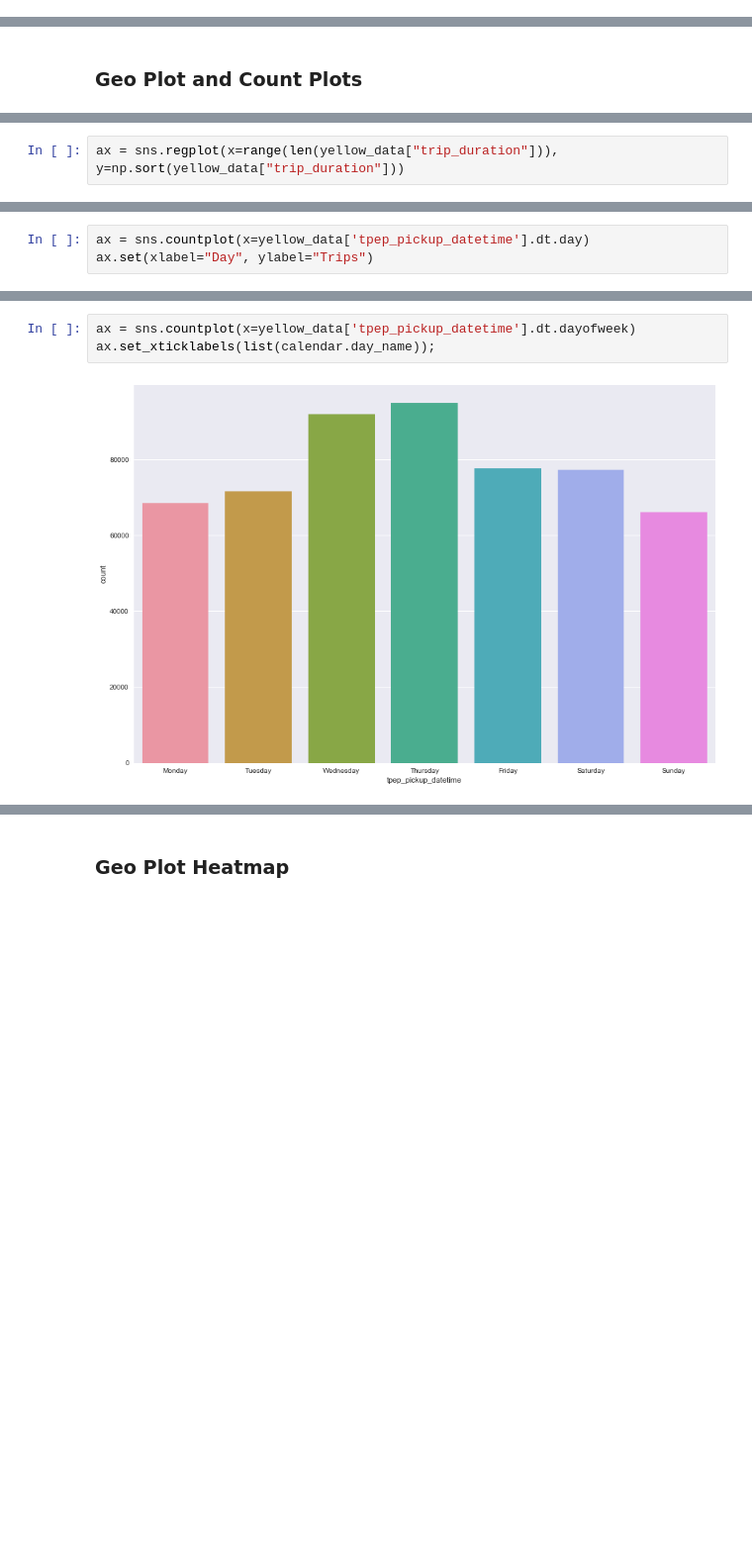
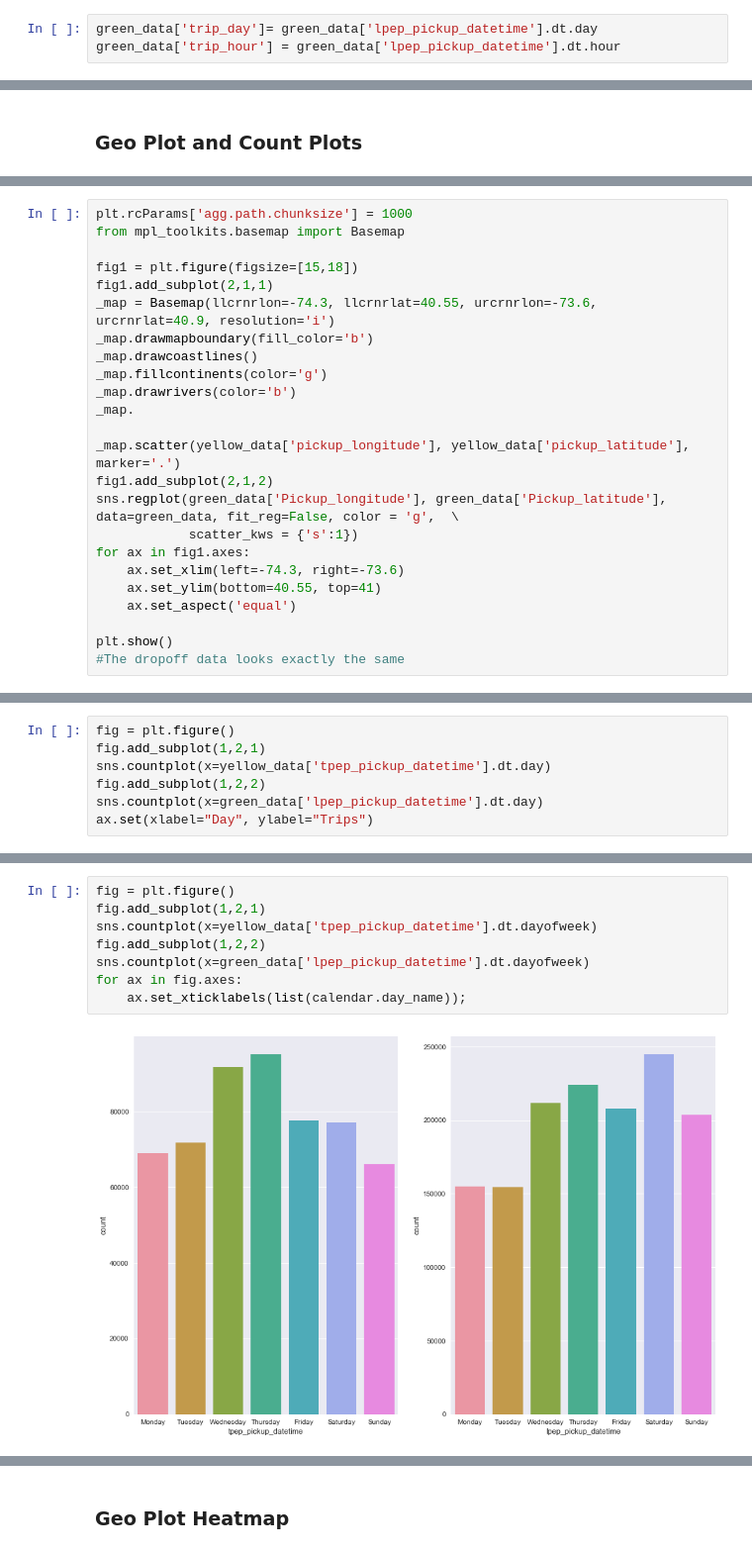
Before and after one commit to agentturbo1/Crazy-Taxi-IRL, a Jupyter notebook: Milestone, Exploration and Data Acquisition.ipynb, the cells around one changed output, grey strips where cells are left out. Shown at 99% size. Drawn from its saved outputs; the diff is of its cells as text; blank space fills up the shorter version.

```diff
--- a/Milestone, Exploration and Data Acquisition.ipynb
+++ b/Milestone, Exploration and Data Acquisition.ipynb
@@ -283,3 +298,6 @@ Name: trip_duration, Length: 547784, dtype: float64
+# %%
+green_data['trip_day']= green_data['lpep_pickup_datetime'].dt.day
+green_data['trip_hour'] = green_data['lpep_pickup_datetime'].dt.hour
 # %% [markdown]
 ## Some visualization
 Here we are going to visulaize the data and see if we can notice any patterns.
@@ -353,2 +396,0 @@ plt.show()
-# %%
-ax = sns.regplot(x=range(len(yellow_data["trip_duration"])), y=np.sort(yellow_data["trip_duration"]))
@@ -356,0 +397,24 @@ ValueError: all the input array dimensions except for the concatenation axis mus
+# %%
+plt.rcParams['agg.path.chunksize'] = 1000
+from mpl_toolkits.basemap import Basemap
+
+fig1 = plt.figure(figsize=[15,18])
+fig1.add_subplot(2,1,1)
+_map = Basemap(llcrnrlon=-74.3, llcrnrlat=40.55, urcrnrlon=-73.6, urcrnrlat=40.9, resolution='i')
+_map.drawmapboundary(fill_color='b')
+_map.drawcoastlines()
+_map.fillcontinents(color='g')
+_map.drawrivers(color='b')
+_map.
+
+_map.scatter(yellow_data['pickup_longitude'], yellow_data['pickup_latitude'], marker='.')
+fig1.add_subplot(2,1,2)
+sns.regplot(green_data['Pickup_longitude'], green_data['Pickup_latitude'], data=green_data, fit_reg=False, color = 'g',  \
+            scatter_kws = {'s':1})
+for ax in fig1.axes:
+    ax.set_xlim(left=-74.3, right=-73.6)
+    ax.set_ylim(bottom=40.55, top=41)
+    ax.set_aspect('equal')
+
+plt.show()
+#The dropoff data looks exactly the same
@@ -357,4 +423,8 @@ ValueError: all the input array dimensions except for the concatenation axis mus
 # %%
-ax = sns.countplot(x=yellow_data['tpep_pickup_datetime'].dt.day)
+fig = plt.figure()
+fig.add_subplot(1,2,1)
+sns.countplot(x=yellow_data['tpep_pickup_datetime'].dt.day)
+fig.add_subplot(1,2,2)
+sns.countplot(x=green_data['lpep_pickup_datetime'].dt.day)
 ax.set(xlabel="Day", ylabel="Trips")
 # %% [output]
@@ -363,5 +433,10 @@ ax.set(xlabel="Day", ylabel="Trips")
 # %%
-ax = sns.countplot(x=yellow_data['tpep_pickup_datetime'].dt.dayofweek)
-ax.set_xticklabels(list(calendar.day_name));
+fig = plt.figure()
+fig.add_subplot(1,2,1)
+sns.countplot(x=yellow_data['tpep_pickup_datetime'].dt.dayofweek)
+fig.add_subplot(1,2,2)
+sns.countplot(x=green_data['lpep_pickup_datetime'].dt.dayofweek)
+for ax in fig.axes:
+    ax.set_xticklabels(list(calendar.day_name));
 # %% [output]
-[figure, old version]
+[figure, new version]
```
Also changed, not shown: parts of 20 cells of this notebook.
